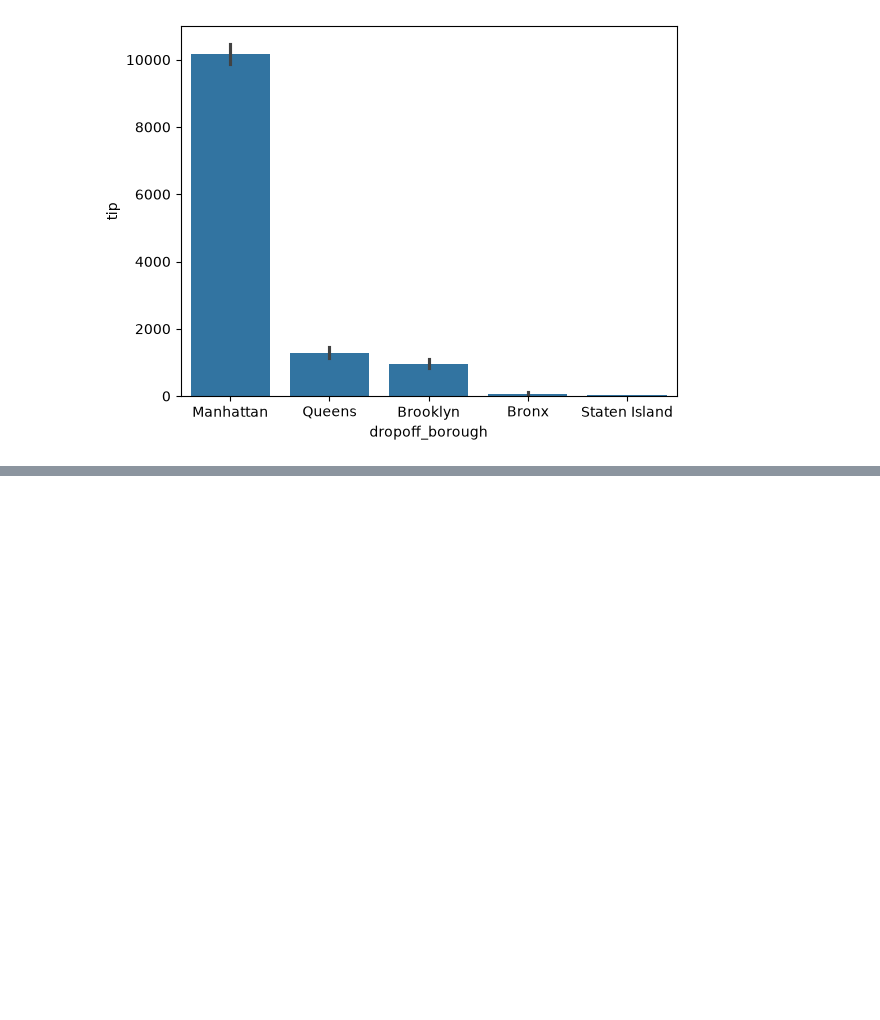
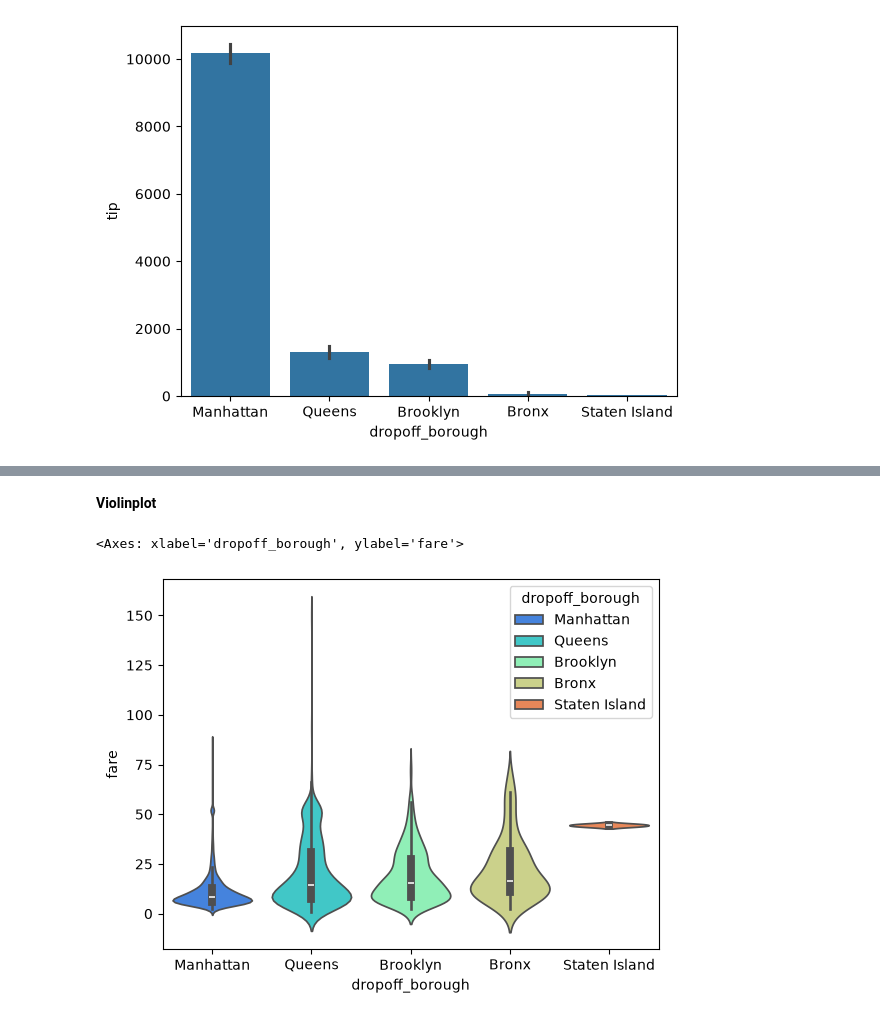
Before and after one commit to Aarya-Bhusal/Data-Visualization-Notes, a Jupyter notebook: Categoricalplots.ipynb, the cells around one changed output, grey strips where cells are left out. Drawn from its saved outputs; the diff is of its cells as text; code cells hidden in the pictures; blank space fills up the shorter version.

```diff
--- a/Categoricalplots.ipynb
+++ b/Categoricalplots.ipynb
@@ -48,0 +56,7 @@ sns.barplot(data=df, x="dropoff_borough", y="tip", estimator=np.sum)
+# %% [markdown]
+**Violinplot**
+# %%
+sns.violinplot(data=df, y="fare", x="dropoff_borough", palette="rainbow", hue="dropoff_borough")
+# %% [output]
+<Axes: xlabel='dropoff_borough', ylabel='fare'>
+[figure, added]
```
Also changed, not shown: parts of 4 cells of this notebook.
